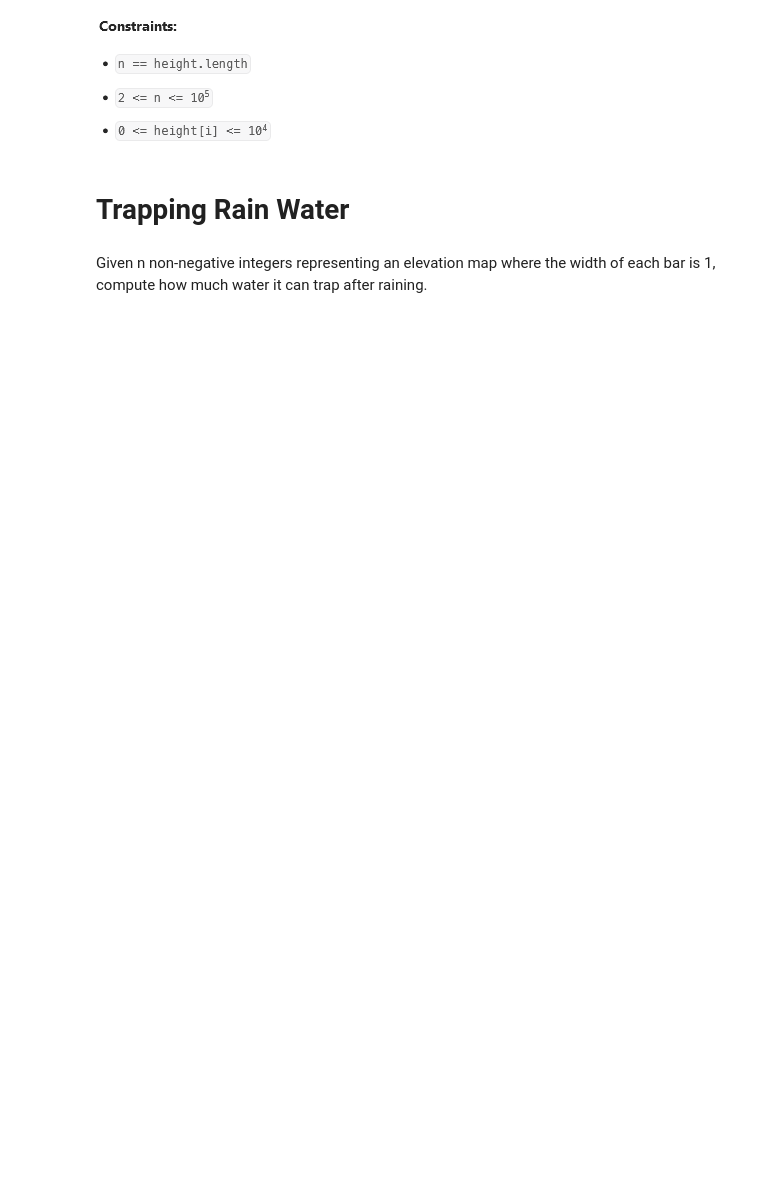
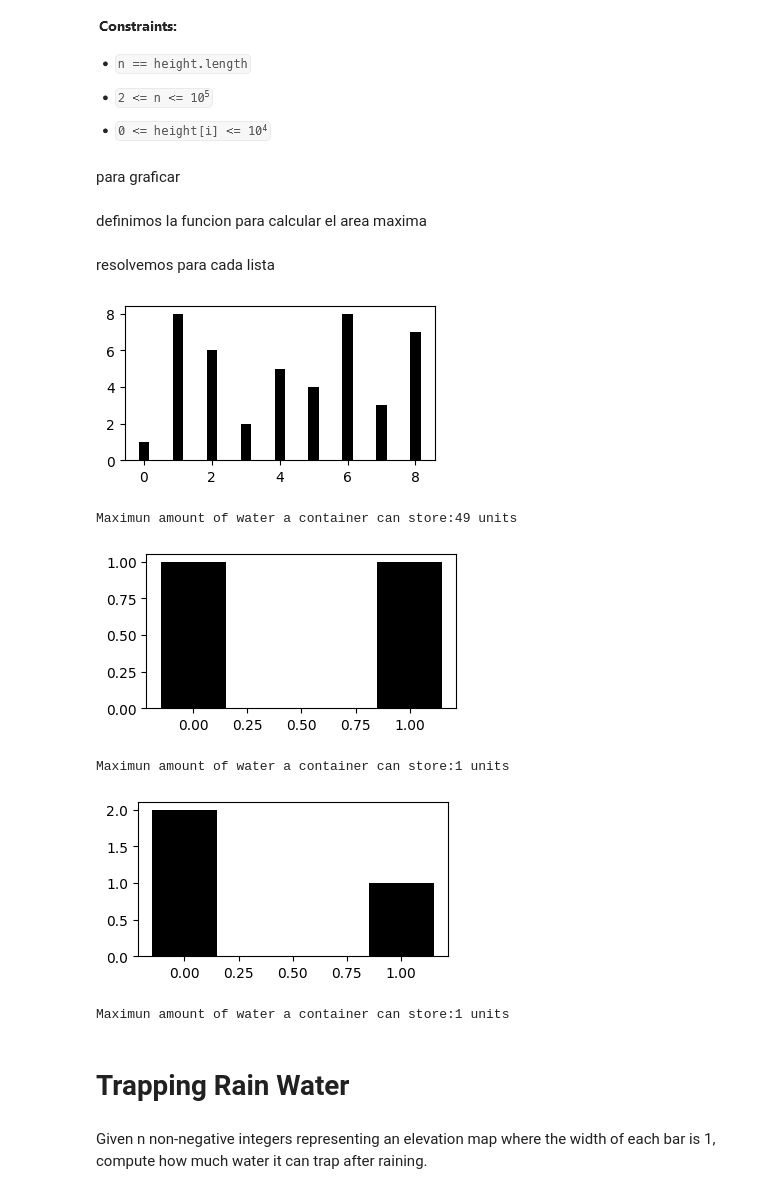
Before and after one commit to felytz/python, a Jupyter notebook: MCD/PCD/C-Problemitas_parte_1.ipynb, the cells around one changed output. Saved outputs shown, nothing was run; the diff lists cells and outputs as text; code cells hidden in the pictures; blank space fills up the shorter version.

```diff
--- a/MCD/PCD/C-Problemitas_parte_1.ipynb
+++ b/MCD/PCD/C-Problemitas_parte_1.ipynb
@@ -12,6 +12,68 @@ Notice that you may not slant the container.
 ![image.png](attachment:image.png)
 # %% [markdown]
 ![image.png](attachment:image.png)
+# %% [markdown]
+para graficar
+# %%
+import matplotlib.pyplot as plt
+# global plot size so we can see them better
+plt.rcParams['figure.figsize'] = (4, 2)
+# %% [markdown]
+definimos la funcion para calcular el area maxima
+# %%
+def max_area(current_index,list_lenght):
+
+    # initial list
+    area_list=[]
+
+    for possible_max in range(list_lenght):
+        if dic_c[possible_max]>=dic_c[current_index]:
+
+            # base * height
+            area=(abs(possible_max-current_index))*dic_c[current_index]
+            area_list.append(area)
+        else:
+            area_list.append(0)
+    return max(area_list)
+# %% [markdown]
+resolvemos para cada lista
+# %%
+# list of lists to solve
+heights_c=[]
+heights_c.append([1, 8, 6, 2, 5, 4, 8, 3, 7])
+heights_c.append([1,1])
+
+# extra example to verify left wise areas
+heights_c.append([2,1])
+
+# we repeat the process for each list
+for height_c in heights_c:
+
+    # initial values
+    area_c={}
+    dic_c = {i: value for i, value in enumerate(height_c)}
+
+    # for every item we do the following
+    for values,keys in dic_c.items():
+
+        # if index
+        if len(dic_c)==0:
+            area_c[values]=0
+            break
+        else:
+            area=max_area(values,len(dic_c))
+            area_c[values]=area
+    max_value = max(area_c.values())
+    plt.bar(range(len(height_c)),height_c, color='black', label='dic_r', width=0.3)
+    plt.show()
+    print(f'Maximun amount of water a container can store:{max_value} units')
+# %% [output]
+[figure, added]
+Maximun amount of water a container can store:49 units
+[figure, added]
+Maximun amount of water a container can store:1 units
+[figure, added]
+Maximun amount of water a container can store:1 units
 # %% [markdown]
 # Trapping Rain Water
 # %% [markdown]
```
Also changed, not shown: parts of 3 cells of this notebook.
